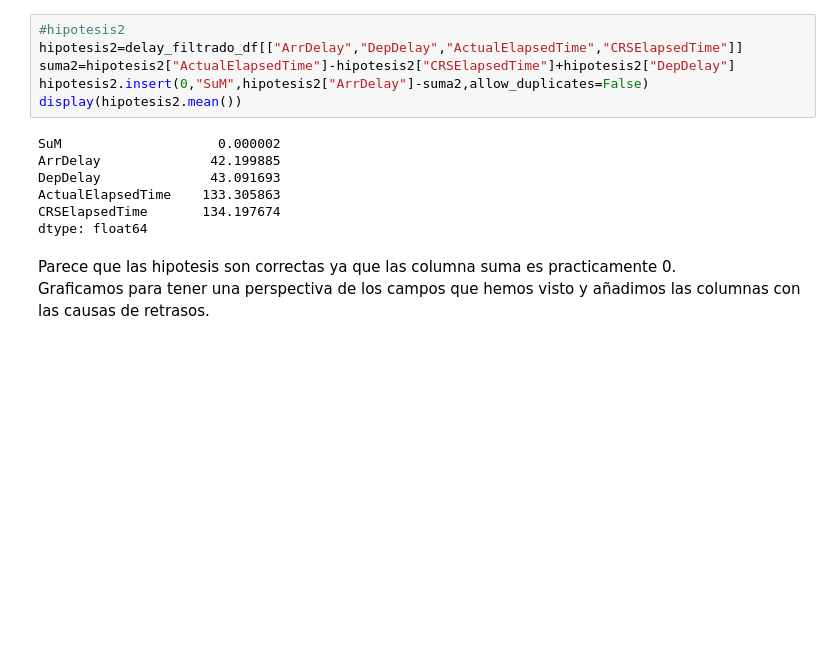
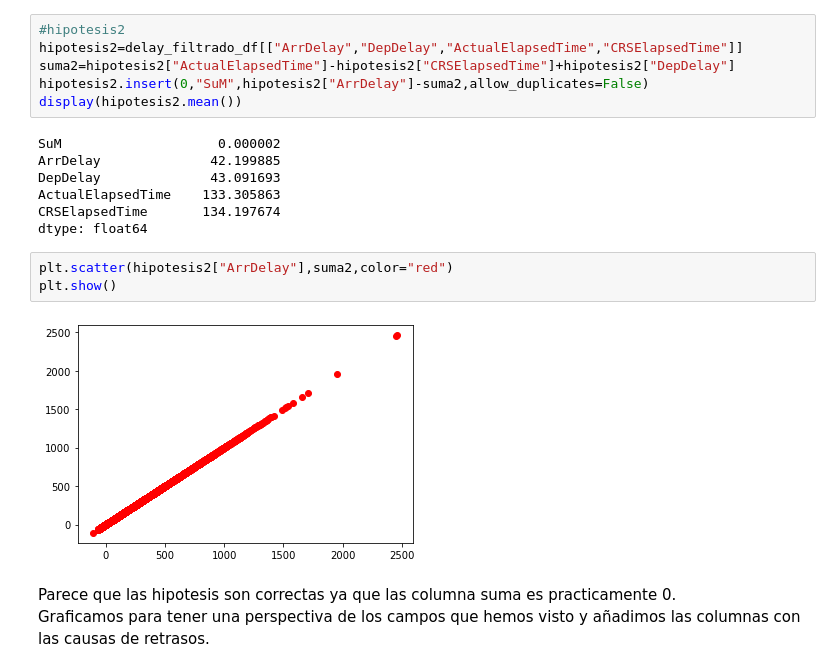
Before and after one commit to tonipelaez/estructures_dataframe, a Jupyter notebook: estructura_dataframe.ipynb, the cells around one changed output. Saved outputs shown, nothing was run; the diff lists cells and outputs as text; blank space fills up the shorter version.

```diff
--- a/estructura_dataframe.ipynb
+++ b/estructura_dataframe.ipynb
@@ -155,6 +166,11 @@ DepDelay              43.091693
 ActualElapsedTime    133.305863
 CRSElapsedTime       134.197674
 dtype: float64
+# %%
+plt.scatter(hipotesis2["ArrDelay"],suma2,color="red")
+plt.show()
+# %% [output]
+[figure, added]
 # %% [markdown]
 Parece que las hipotesis son correctas ya que las columna suma es practicamente 0.<br>
 Graficamos para tener una perspectiva de los campos que hemos visto y añadimos las columnas con las causas de retrasos.
```
Also changed, not shown: parts of 9 cells of this notebook, 1 other file.
